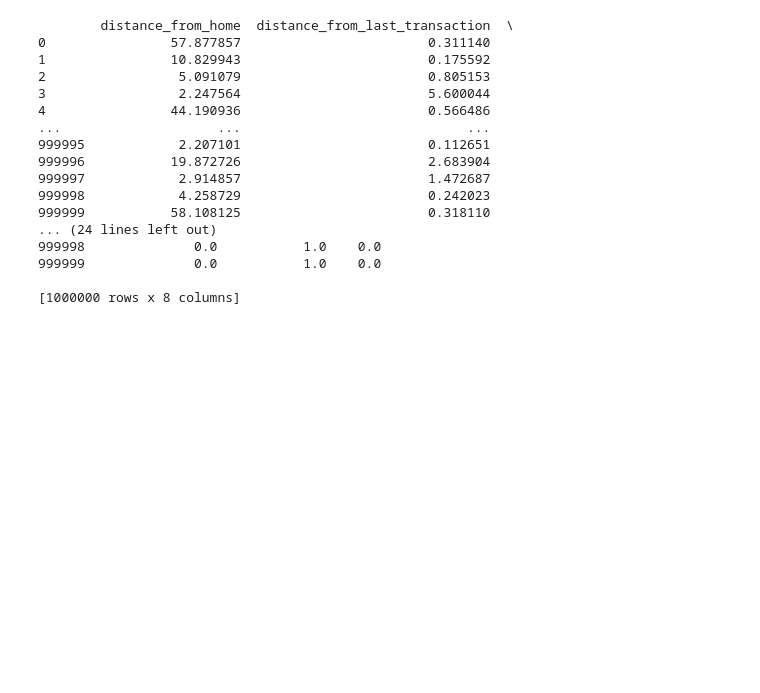
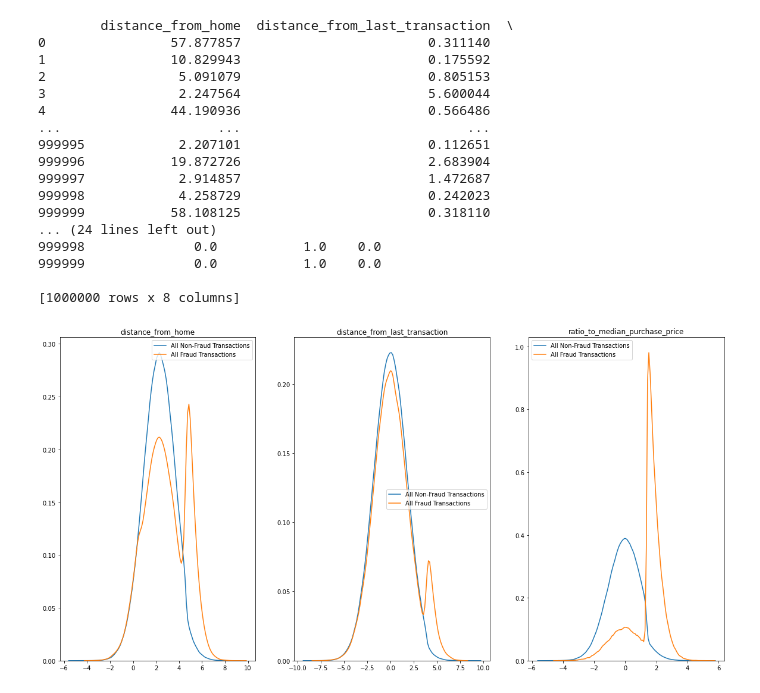
Before and after one commit to MatthiasYeoEeLiang/BT4012-Project, a Jupyter notebook: Group18_BT4012.ipynb, the cells around one changed output. Cells and saved outputs as stored; diff of their text form; code cells hidden in the pictures; blank space fills up the shorter version.

```diff
--- a/Group18_BT4012.ipynb
+++ b/Group18_BT4012.ipynb
@@ -34,3 +35,15 @@ print(df)
 999999              0.0           1.0    0.0
 
 [1000000 rows x 8 columns]
+# %%
+f, axes = plt.subplots(1, 3, figsize=(20, 10))
+numerical_variables = ['distance_from_home', 'distance_from_last_transaction', 'ratio_to_median_purchase_price']
+for variable in numerical_variables:
+  df[variable] = df[variable].map(lambda x: math.log(x))
+for index, variable in enumerate(numerical_variables):
+  sns.kdeplot(df[df['fraud']==0][variable], ax=axes[index])
+  sns.kdeplot(df[df['fraud'] == 1][variable], ax=axes[index])
+  axes[index].set_title(variable)
+  axes[index].legend(['All Non-Fraud Transactions', 'All Fraud Transactions'])
+# %% [output]
+[figure, added]
```
Also changed, not shown: parts of 2 cells of this notebook, 1 other file.
